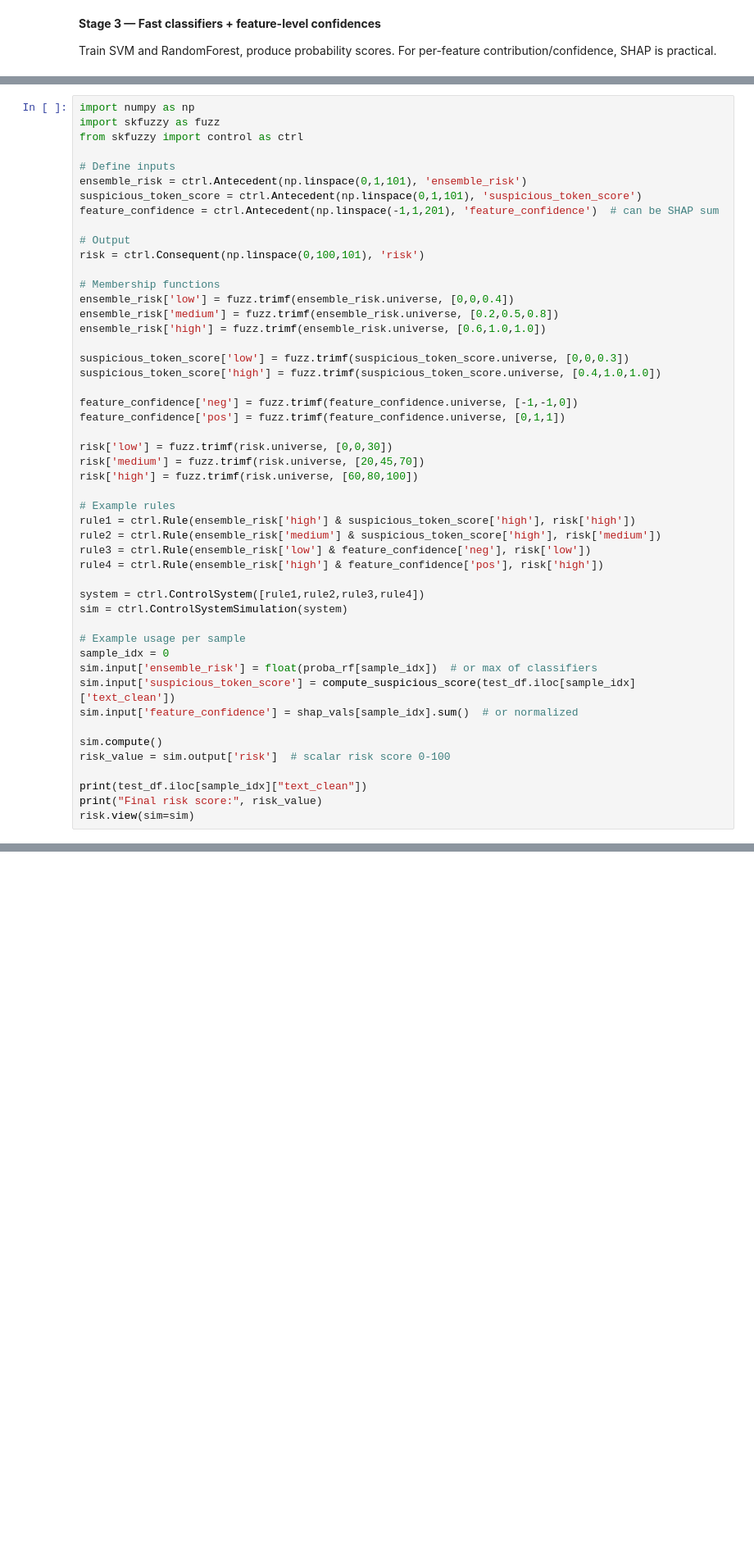
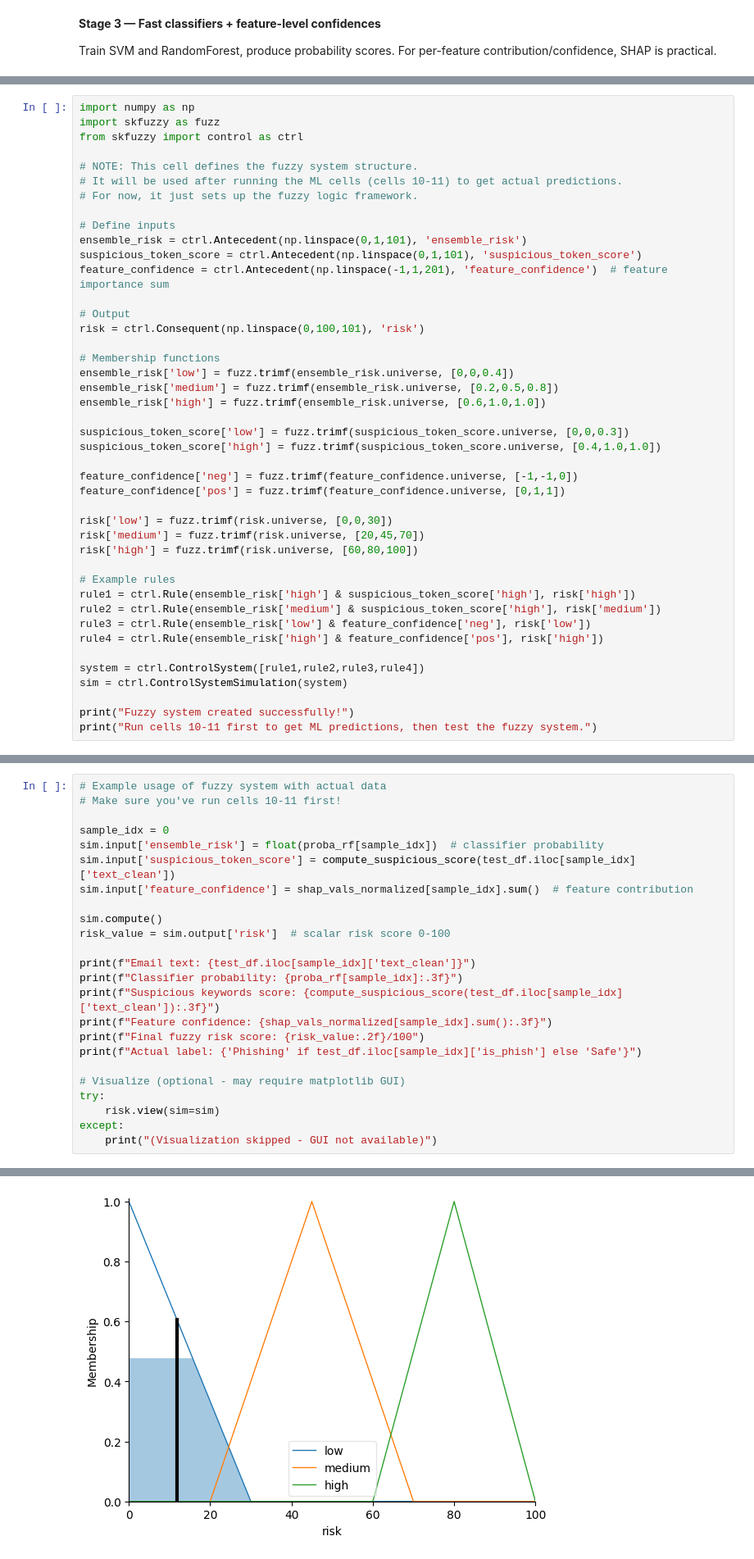
Before and after one commit to maxvonlancaster/FLRBApp, a Jupyter notebook: FLRBApp/flrb-model-generator.ipynb, the cells around one changed output, grey strips where cells are left out. Shown: that part at 82% size. Drawn from its saved outputs; the diff is of its cells as text; blank space fills up the shorter version.

Commit message:
Add evolved fuzzy rules and update model files

```diff
--- a/FLRBApp/flrb-model-generator.ipynb
+++ b/FLRBApp/flrb-model-generator.ipynb
@@ -185,10 +196,14 @@ import numpy as np
 import skfuzzy as fuzz
 from skfuzzy import control as ctrl
 
+# NOTE: This cell defines the fuzzy system structure.
+# It will be used after running the ML cells (cells 10-11) to get actual predictions.
+# For now, it just sets up the fuzzy logic framework.
+
 # Define inputs
 ensemble_risk = ctrl.Antecedent(np.linspace(0,1,101), 'ensemble_risk')
 suspicious_token_score = ctrl.Antecedent(np.linspace(0,1,101), 'suspicious_token_score')
-feature_confidence = ctrl.Antecedent(np.linspace(-1,1,201), 'feature_confidence')  # can be SHAP sum
+feature_confidence = ctrl.Antecedent(np.linspace(-1,1,201), 'feature_confidence')  # feature importance sum
 
 # Output
 risk = ctrl.Consequent(np.linspace(0,100,101), 'risk')
@@ -217,16 +232,6 @@ rule4 = ctrl.Rule(ensemble_risk['high'] & feature_confidence['pos'], risk['high'
 system = ctrl.ControlSystem([rule1,rule2,rule3,rule4])
 sim = ctrl.ControlSystemSimulation(system)
 
-# Example usage per sample
-sample_idx = 0
-sim.input['ensemble_risk'] = float(proba_rf[sample_idx])  # or max of classifiers
-sim.input['suspicious_token_score'] = compute_suspicious_score(test_df.iloc[sample_idx]['text_clean'])
-sim.input['feature_confidence'] = shap_vals[sample_idx].sum()  # or normalized
-
-sim.compute()
-risk_value = sim.output['risk']  # scalar risk score 0-100
-
-print(test_df.iloc[sample_idx]["text_clean"])
-print("Final risk score:", risk_value)
-risk.view(sim=sim)
+print("Fuzzy system created successfully!")
+print("Run cells 10-11 first to get ML predictions, then test the fuzzy system.")
 # %% [output]
@@ -235,0 +242,25 @@ Final risk score: 14.99999999999999
+# %%
+# Example usage of fuzzy system with actual data
+# Make sure you've run cells 10-11 first!
+
+sample_idx = 0
+sim.input['ensemble_risk'] = float(proba_rf[sample_idx])  # classifier probability
+sim.input['suspicious_token_score'] = compute_suspicious_score(test_df.iloc[sample_idx]['text_clean'])
+sim.input['feature_confidence'] = shap_vals_normalized[sample_idx].sum()  # feature contribution
+
+sim.compute()
+risk_value = sim.output['risk']  # scalar risk score 0-100
+
+print(f"Email text: {test_df.iloc[sample_idx]['text_clean']}")
+print(f"Classifier probability: {proba_rf[sample_idx]:.3f}")
+print(f"Suspicious keywords score: {compute_suspicious_score(test_df.iloc[sample_idx]['text_clean']):.3f}")
+print(f"Feature confidence: {shap_vals_normalized[sample_idx].sum():.3f}")
+print(f"Final fuzzy risk score: {risk_value:.2f}/100")
+print(f"Actual label: {'Phishing' if test_df.iloc[sample_idx]['is_phish'] else 'Safe'}")
+
+# Visualize (optional - may require matplotlib GUI)
+try:
+    risk.view(sim=sim)
+except:
+    print("(Visualization skipped - GUI not available)")
+# %% [output]
@@ -236,3 +273,4 @@ Final risk score: 14.99999999999999
+[figure, added]
 # %% [markdown]
 **Rule base synthesis & tuning with Genetic Algorithm (DEAP)**
 
```
Also changed, not shown: parts of 11 cells of this notebook, 9 other files.
